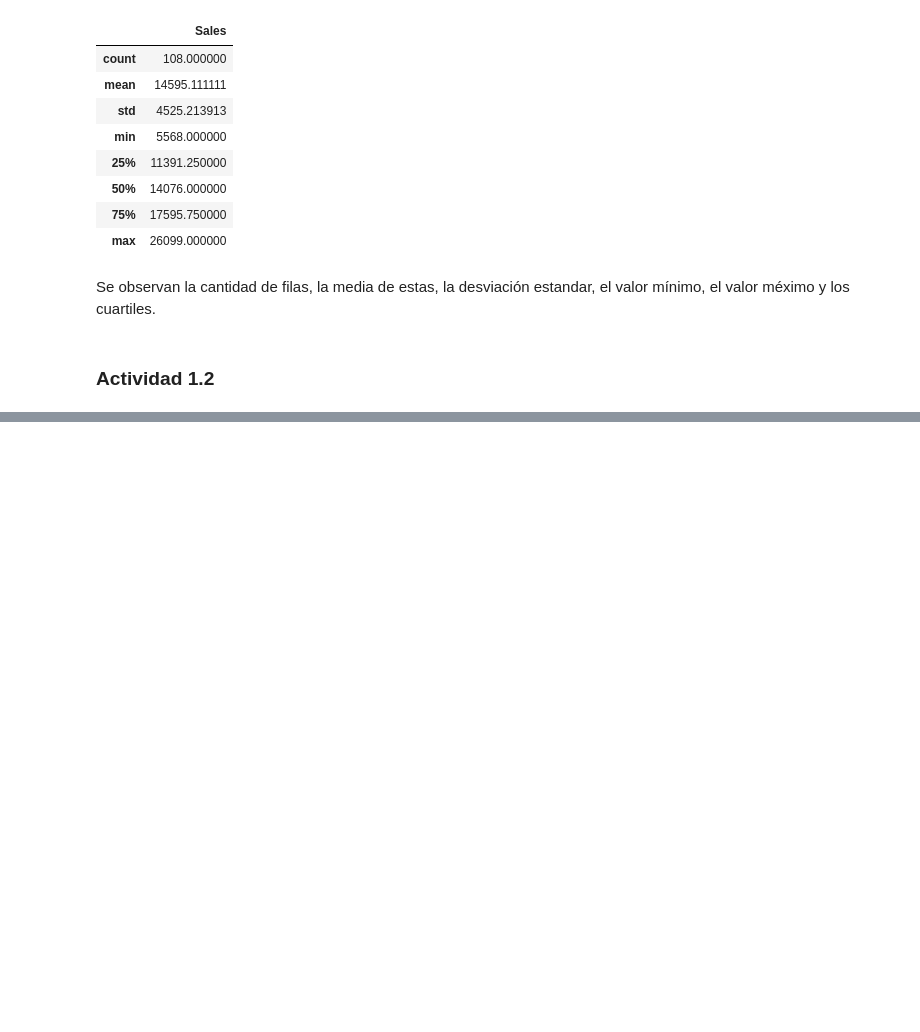
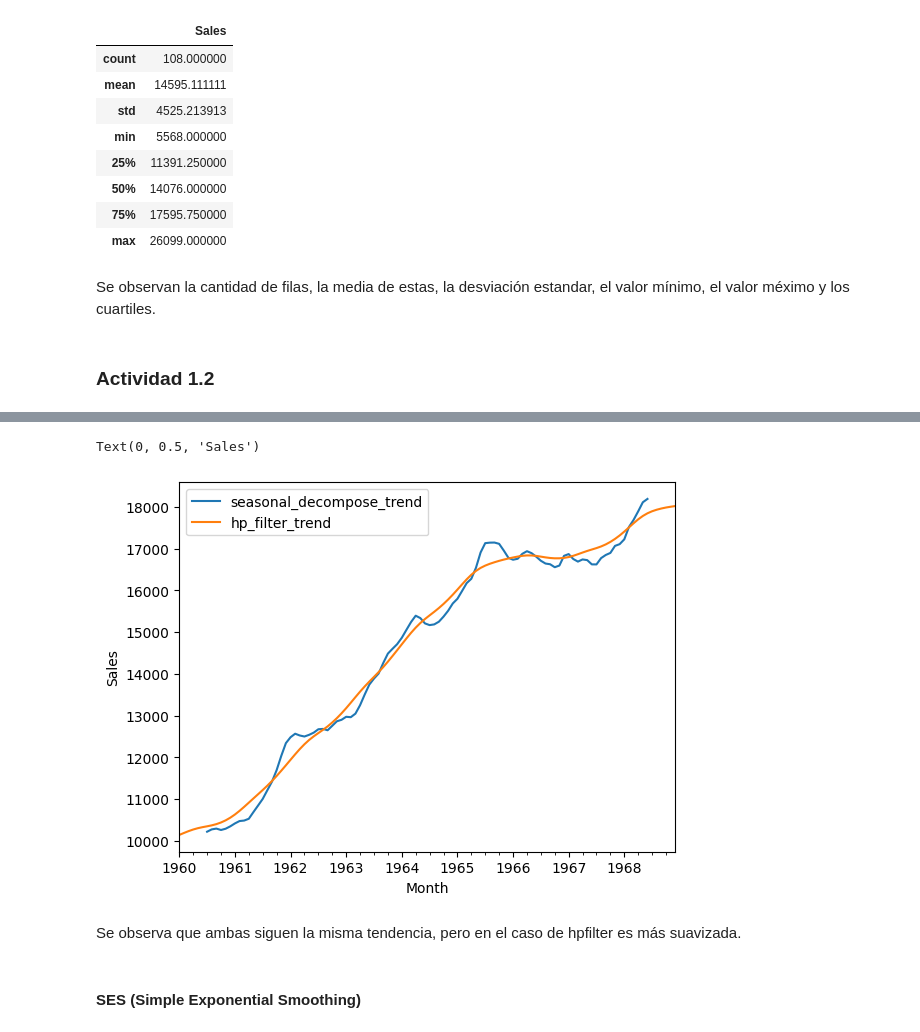
Before and after one commit to Vic-bit/CEIA-AST, a Jupyter notebook: Actividades/Actividad 1/actividad_1_Silva.ipynb, the cells around one changed output, grey strips where cells are left out. Cells and saved outputs as stored; diff of their text form; code cells hidden in the pictures; blank space fills up the shorter version.

```diff
--- a/Actividades/Actividad 1/actividad_1_Silva.ipynb
+++ b/Actividades/Actividad 1/actividad_1_Silva.ipynb
@@ -89,0 +103,18 @@ ValueError: You must specify a period or x must be a pandas object with a Period
+# %%
+from statsmodels.tsa.filters.hp_filter import hpfilter
+
+# Se obtiene el ciclo y la tendencia al usar el filtro
+gdp_cycle, gdp_trend = hpfilter(df['Sales'], lamb = 1600)
+# %%
+result.trend.plot();
+gdp_trend.plot();
+plt.legend(['seasonal_decompose_trend','hp_filter_trend'])
+plt.xlabel('Month')
+plt.ylabel('Sales')
+# %% [output]
+Text(0, 0.5, 'Sales')
+[figure, added]
+# %% [markdown]
+Se observa que ambas siguen la misma tendencia, pero en el caso de hpfilter es más suavizada.
+# %% [markdown]
+#### SES (Simple Exponential Smoothing)
```
Also changed, not shown: parts of 31 cells of this notebook, 1 other file.
